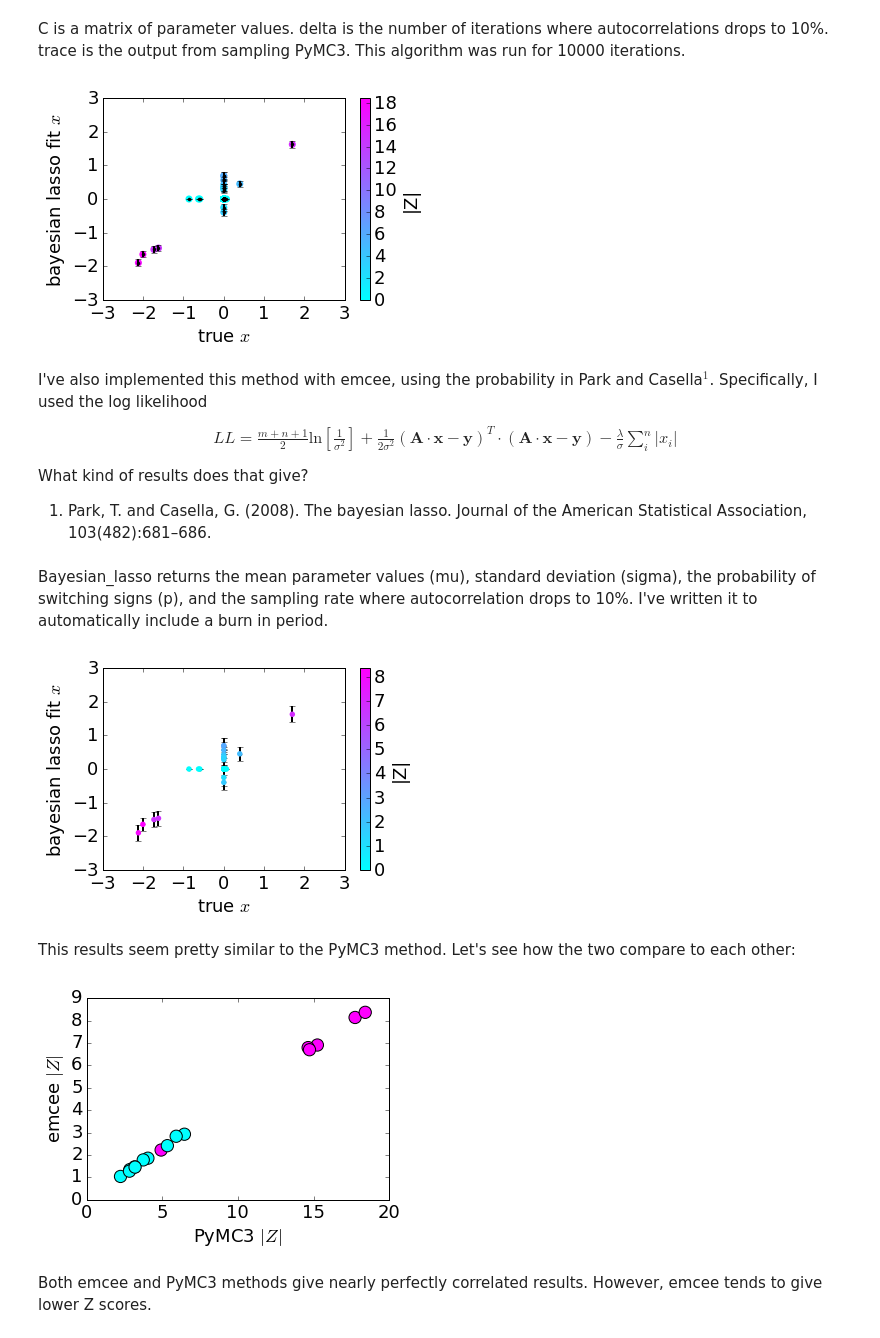
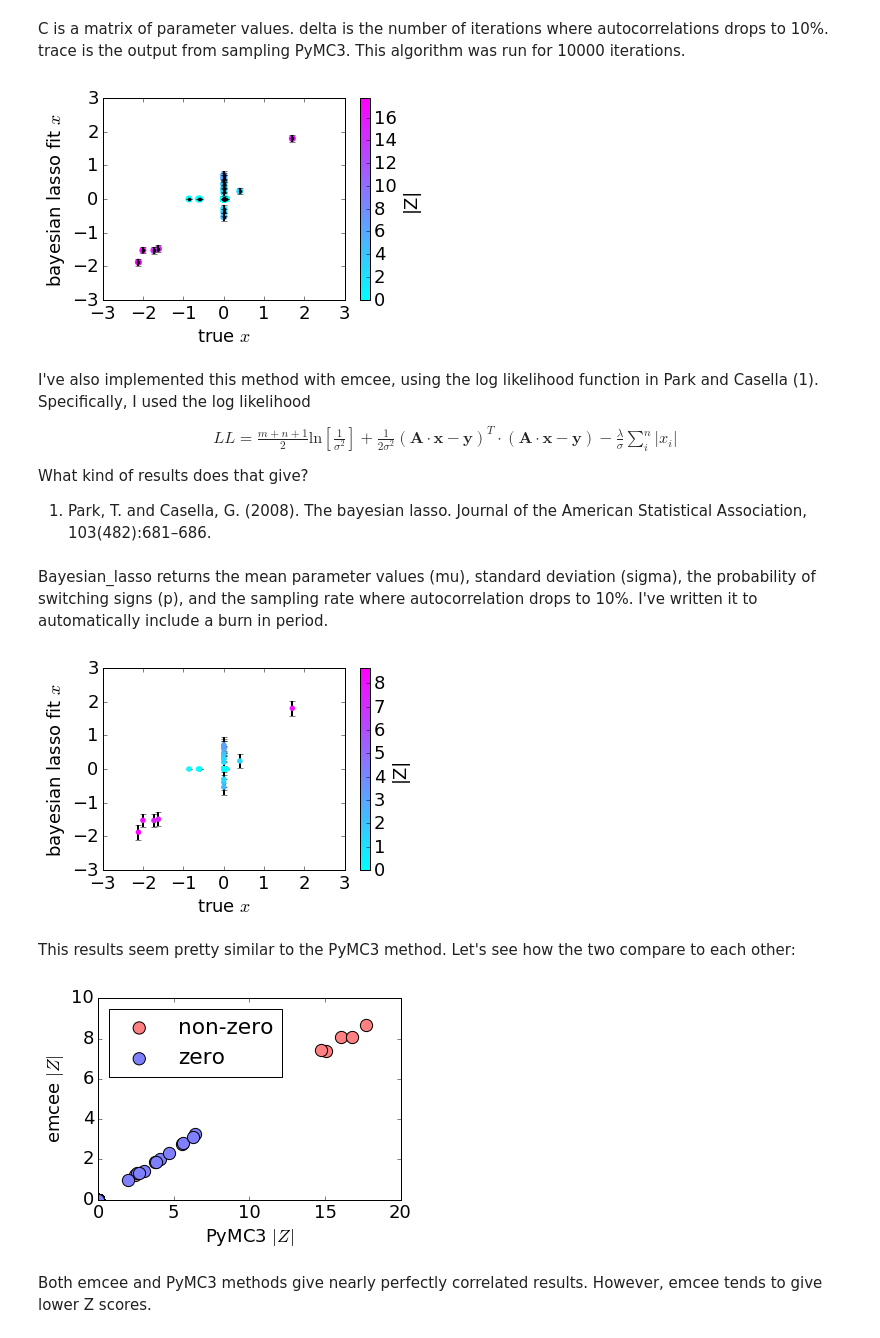
Before and after one commit to rhys-m-adams/bayesian-lasso, a Jupyter notebook: bayes_lasso.ipynb, the cells around one changed output. Cells and saved outputs as stored; diff of their text form; code cells hidden in the pictures.

```diff
--- a/bayes_lasso.ipynb
+++ b/bayes_lasso.ipynb
@@ -19,24 +19,24 @@ import pylab
 pylab.rcParams['font.size'] = 18
 
 def lasso_CV(A,y, num_penalties=100, log_penalty_range=6):
-    SSE = 0
-    num_samples = A.shape[0]
-    subsets = range(num_samples)
-    max_penalty = np.max(np.abs(-2 * A.T.dot(y)))
+    SSE = 0 #cross validated SSE
+    m = A.shape[0]
+    subsets = range(m)
+    max_penalty = np.max(np.abs(- A.T.dot(y) / m)) # lambda should never be higher than this boundary
+    max_penalty *= 10 # optional line, pads a little so that we can see changes in the Lasso stop affecting the model
     penalties = np.logspace(np.log10(max_penalty),
                             np.log10(max_penalty)-log_penalty_range,
-                            num_penalties)
+                            num_penalties)#penalties to scan
 
-    for jj in range(num_samples):
+    for jj in range(m):#take out one element from data to split data into test/training sets.
+        #Learn the model, test it and add to SSE, then rotate
         test = subsets.pop(0)
         A_train = A[subsets]
         y_train = y[subsets]
         _ , coef_path, _ = lasso_path(A_train, y_train, alphas=penalties)
         A_test = A[test]
         y_test = y[test]
-        yhat = A_test.dot(coef_path)
-        residual = (yhat-y_test)**2
-        SSE += residual
+        SSE += (y_test - A_test.dot(coef_path))**2
         subsets.append(test)
 
     return penalties, SSE
@@ -44,10 +44,12 @@ def lasso_CV(A,y, num_penalties=100, log_penalty_range=6):
 Let's make a toy, underdetermined, data set with more parameters than samples. Only 10 of the parameters will actually be predictive.
 # %%
 np.random.seed(0)
-A = np.random.randn(100,500)
-xtrue = np.random.randn(500)
+m=100
+n=500
+A = np.random.randn(m,n)
+xtrue = np.random.randn(n)
 xtrue[10:] = 0
-y = A.dot(xtrue) + np.random.randn(100)*3
+y = A.dot(xtrue) + np.random.randn(m)*3
 # %% [markdown]
 Now let's see if we can relearn the xtrue parameter. First, let's find the lasso penalty
 # %%
@@ -119,9 +121,9 @@ ax.set_yticks(range(-3,4))
 plt.show()
 plt.close()
 # %% [output]
-[figure, old version]
+[figure, new version]
 # %% [markdown]
-I've also implemented this method with emcee, using the probability in Park and Casella$^1$. Specifically, I used the log likelihood
+I've also implemented this method with emcee, using the log likelihood function in Park and Casella (1). Specifically, I used the log likelihood
 \begin{align}
 LL= \frac{m + n+1}{2}\text{ln} \left [\frac{1}{\sigma^2} \right] +\frac{1}{2\sigma^2} \left ( \mathbf{A\cdot x - y} \right)^T \cdot \left ( \mathbf{A\cdot x - y} \right) - \frac{\lambda}{\sigma} \sum_i^n |x_i|
 \end{align}
@@ -155,23 +157,27 @@ ax.set_yticks(range(-3,4))
 plt.show()
 plt.close()
 # %% [output]
-[figure, old version]
+[figure, new version]
 # %% [markdown]
 This results seem pretty similar to the PyMC3 method. Let's see how the two compare to each other:
 # %%
 from scipy.stats import norm
 true_non_zero = xtrue!=0
+true_zero = xtrue==0
+
 
 fig = plt.figure()
 ax = fig.add_axes([0.2,0.2,0.7,0.7])
-cax = ax.scatter(np.abs(Z[non_zero]), np.abs(Z_emcee[non_zero]), s=150, c=true_non_zero[non_zero], cmap='cool')
+cax = ax.scatter(np.abs(Z[true_non_zero]), np.abs(Z_emcee[true_non_zero]), s=150, c=[1,0.5,0.5], label='non-zero')
+cax = ax.scatter(np.abs(Z[true_zero]), np.abs(Z_emcee[true_zero]), s=150, c=[0.5,0.5,1], label='zero')
+plt.legend(loc='upper left', scatterpoints=1)
 ax.set_xlabel(r'PyMC3 $|Z|$')
 ax.set_ylabel(r'emcee $|Z|$')
 ax.set_xlim(left=0)
 ax.set_ylim(bottom=0)
 plt.show()
 plt.close()
 # %% [output]
-[figure, old version]
+[figure, new version]
 # %% [markdown]
 Both emcee and PyMC3 methods give nearly perfectly correlated results. However, emcee tends to give lower Z scores.
```
Also changed, not shown: parts of 5 cells of this notebook, 1 other file.
